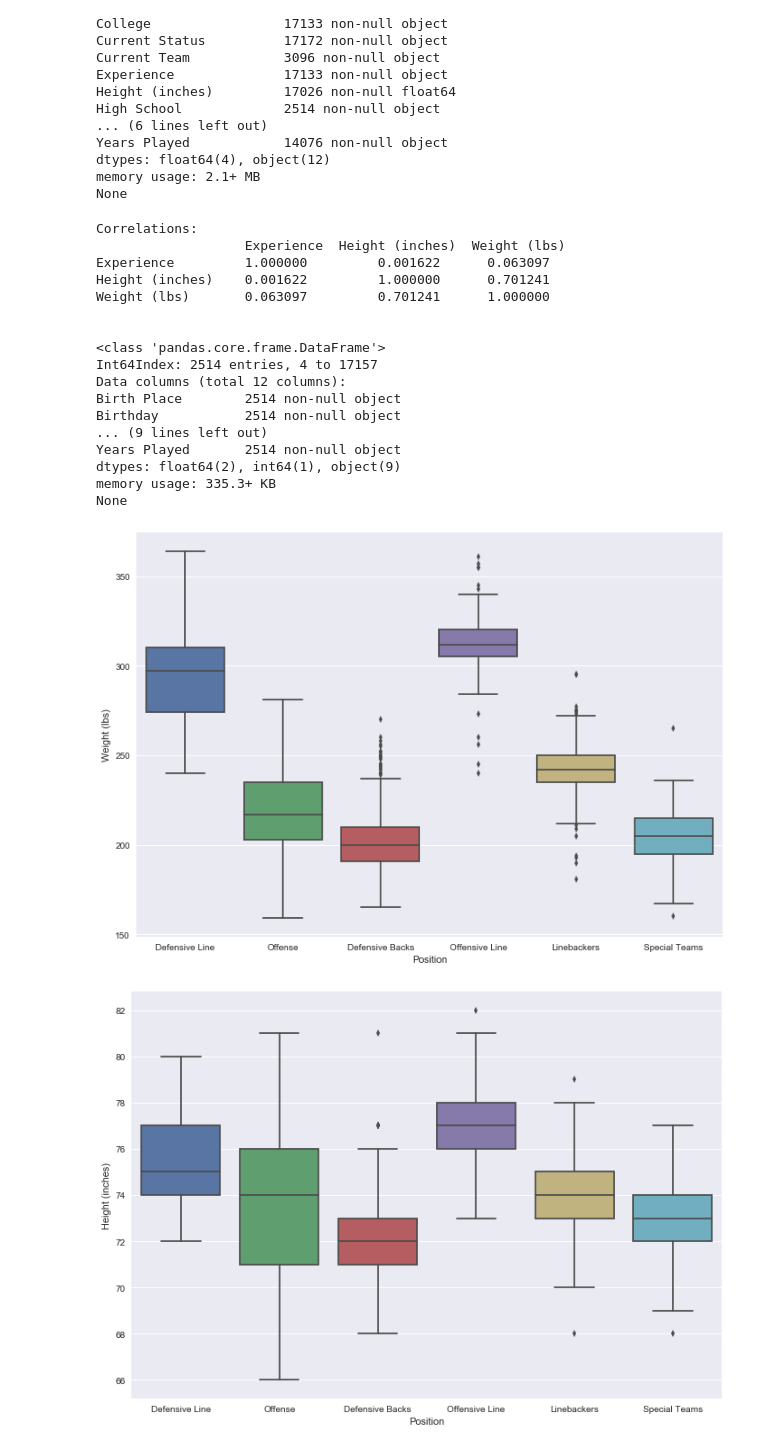
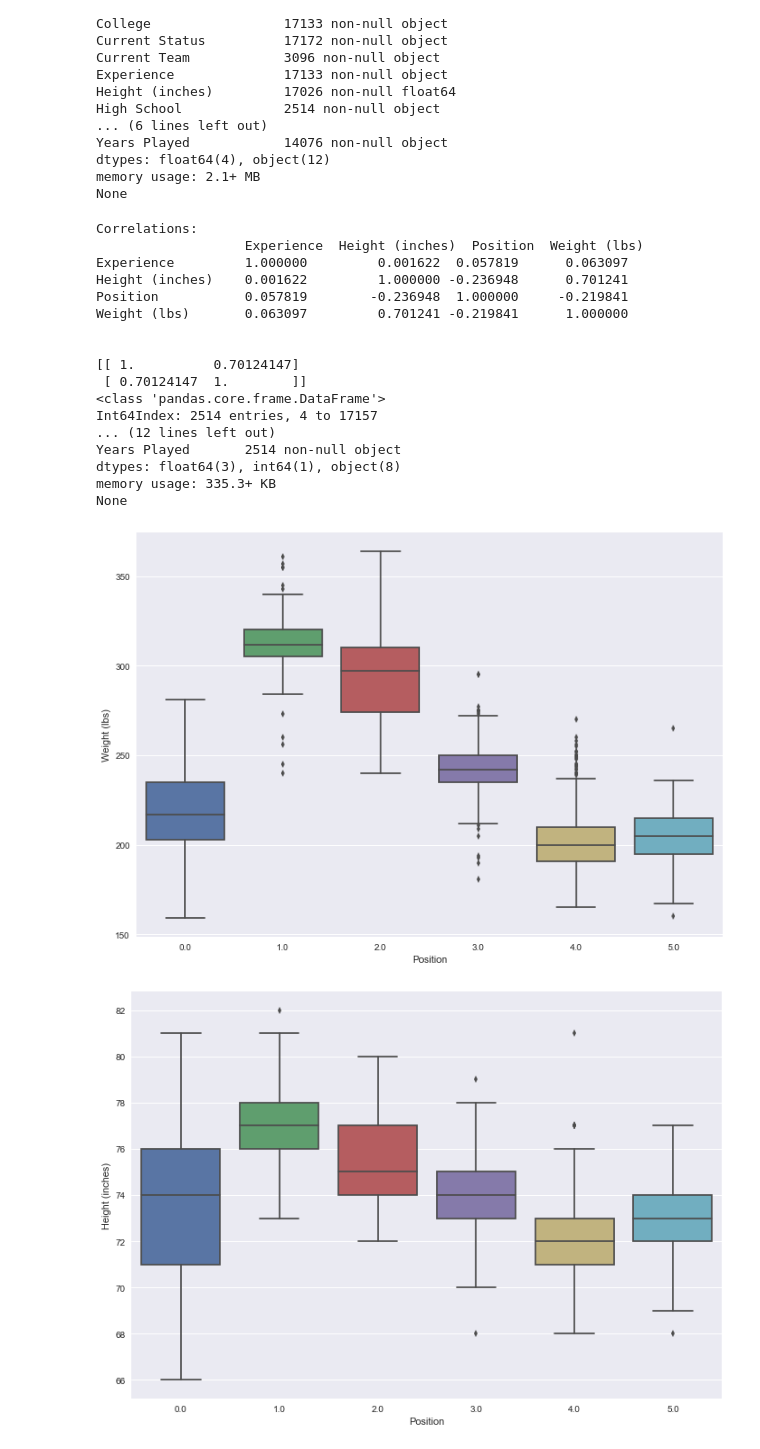
Before and after one commit to spennin5/NFLTalent, a Jupyter notebook: Data Science Term Project.ipynb, the cells around one changed output. Cells and saved outputs as stored; diff of their text form; code cells hidden in the pictures.

```diff
--- a/Data Science Term Project.ipynb
+++ b/Data Science Term Project.ipynb
@@ -42,12 +43,12 @@ Basic_Stats['Position'].replace(['K','P'],11, inplace=True);
 
 #Assign positions to positional groups
 
-Basic_Stats['Position'].replace(['QB','RB','FB','WR','TE'],'Offense', inplace=True);
-Basic_Stats['Position'].replace(['OL','OG','G','C','T','OT'],'Offensive Line', inplace=True);
-Basic_Stats['Position'].replace(['DE','DT','NT','DL'],'Defensive Line', inplace=True);
-Basic_Stats['Position'].replace(['OLB', 'ILB','LB','MLB'],'Linebackers', inplace=True);
-Basic_Stats['Position'].replace(['SS','FS','SAF','LS','CB','DB'],'Defensive Backs', inplace=True);
-Basic_Stats['Position'].replace(['K','P'],'Special Teams', inplace=True);
+Basic_Stats['Position'].replace(['QB','RB','FB','WR','TE'],0, inplace=True);
+Basic_Stats['Position'].replace(['OL','OG','G','C','T','OT'],1, inplace=True);
+Basic_Stats['Position'].replace(['DE','DT','NT','DL'],2, inplace=True);
+Basic_Stats['Position'].replace(['OLB', 'ILB','LB','MLB'],3, inplace=True);
+Basic_Stats['Position'].replace(['SS','FS','SAF','LS','CB','DB'],4, inplace=True);
+Basic_Stats['Position'].replace(['K','P'],5, inplace=True);
 
 
 #Delete sparse data
@@ -56,7 +57,7 @@ Basic_Stats = Basic_Stats.drop(['High School'], axis=1)
 Basic_Stats = Basic_Stats.drop(['High School Location'], axis=1)
 Basic_Stats = Basic_Stats.drop(['Age'], axis=1)
 Basic_Stats = Basic_Stats.dropna(axis = 0, how="any")
-
+Data = Basic_Stats.drop(['Position'], axis=1)
 #Turn experience column into int64 data type by removing "Seasons"
 Basic_Stats['Experience'] = pd.Series(Basic_Stats['Experience']).str.replace(' Seasons', '')
 Basic_Stats['Experience'] = pd.to_numeric(Basic_Stats['Experience'])
@@ -81,37 +82,39 @@ None
 # %%
 #################
 ##  TODO: Need to find way to correlate discrete data objects
 #################
 print "Correlations:\n ",Basic_Stats.corr(method='pearson'), "\n\n"
 
+coef = np.corrcoef(Basic_Stats['Weight (lbs)'],Basic_Stats['Height (inches)'])
+print coef;
 #Box plot of Weight ranges for each position
 sns.set(rc={'figure.figsize':(11.7,8.27)})
 plt.figure()
 sns.boxplot(x="Position", y="Weight (lbs)", data=Basic_Stats);
 plt.figure()
 sns.boxplot(x="Position", y="Height (inches)", data=Basic_Stats);
 plt.figure()
 sns.regplot(x="Weight (lbs)", y="Height (inches)", data=Basic_Stats, y_jitter=.5, scatter_kws={'alpha':0.1});
 plt.figure()
 sns.stripplot(x="Weight (lbs)", y="Height (inches)", data=Basic_Stats, hue = 'Position', alpha=0.1);
 print Basic_Stats.info(), "\n\n"
 # %% [output]
 Correlations:
-                   Experience  Height (inches)  Weight (lbs)
-Experience         1.000000         0.001622      0.063097
-Height (inches)    0.001622         1.000000      0.701241
-Weight (lbs)       0.063097         0.701241      1.000000
+                   Experience  Height (inches)  Position  Weight (lbs)
+Experience         1.000000         0.001622  0.057819      0.063097
+Height (inches)    0.001622         1.000000 -0.236948      0.701241
+Position           0.057819        -0.236948  1.000000     -0.219841
+Weight (lbs)       0.063097         0.701241 -0.219841      1.000000
 
 
+[[ 1.          0.70124147]
+ [ 0.70124147  1.        ]]
 <class 'pandas.core.frame.DataFrame'>
 Int64Index: 2514 entries, 4 to 17157
-Data columns (total 12 columns):
-Birth Place        2514 non-null object
-Birthday           2514 non-null object
-... (9 lines left out)
+... (12 lines left out)
 Years Played       2514 non-null object
-dtypes: float64(2), int64(1), object(9)
+dtypes: float64(3), int64(1), object(8)
 memory usage: 335.3+ KB
 None
-[figure, old version]
+[figure, new version]
-[figure, old version]
+[figure, new version]
```
Also changed, not shown: parts of 3 cells of this notebook.
